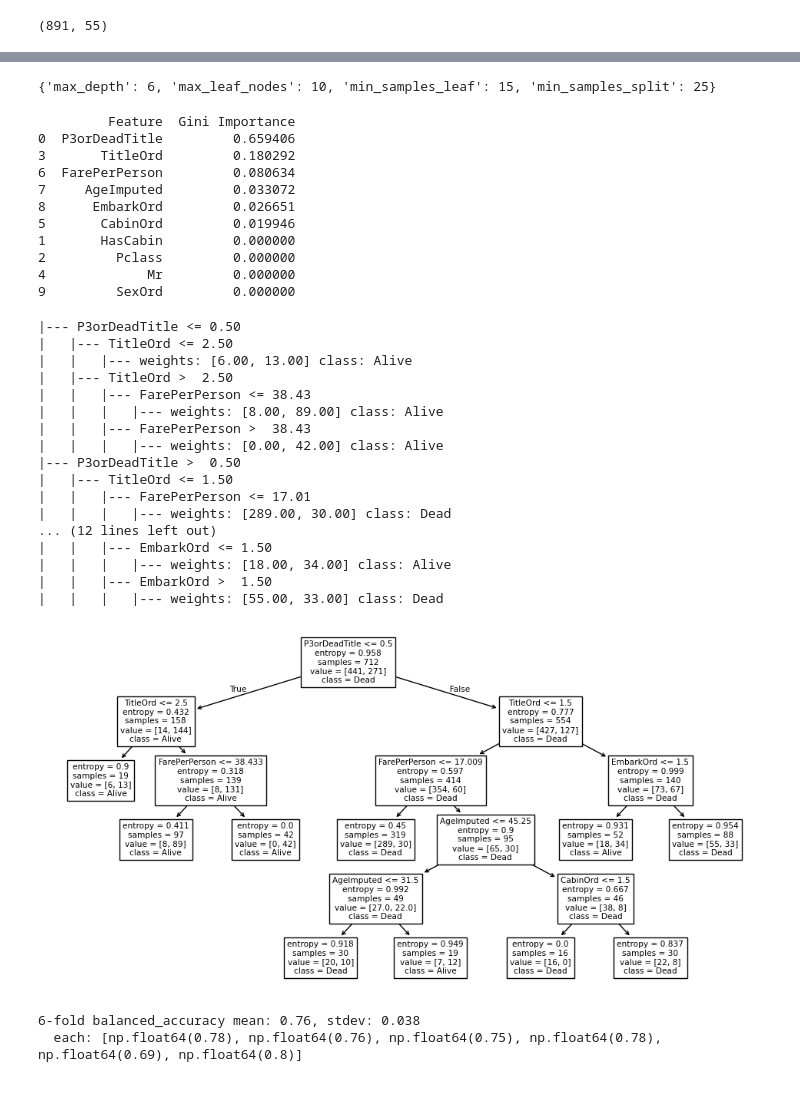
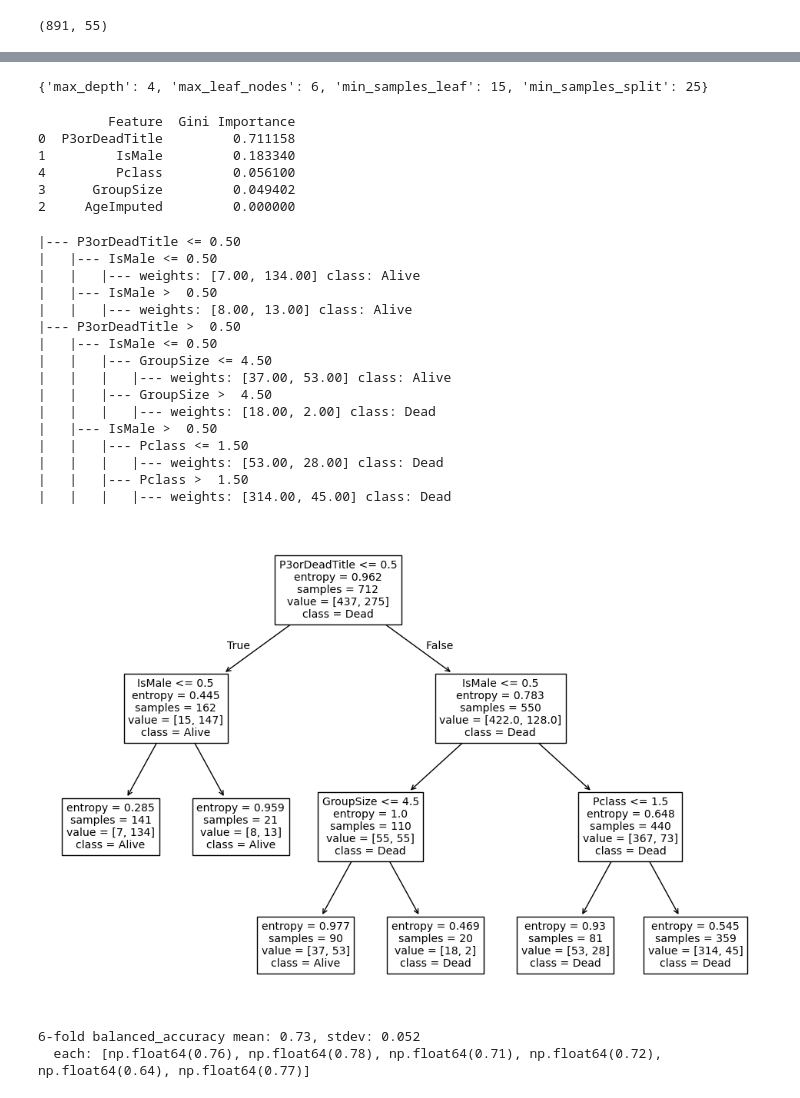
Before and after one commit to jmartenstein/titanic-ml, a Jupyter notebook: src/nb04_decisions.ipynb, the cells around one changed output, grey strips where cells are left out. Cells and saved outputs as stored; diff of their text form; code cells hidden in the pictures.

```diff
--- a/src/nb04_decisions.ipynb
+++ b/src/nb04_decisions.ipynb
@@ -23,8 +23,9 @@ print(df_.shape)
 (891, 55)
 # %%
 #x_colnames = [ "P3orDeadTitle", "HasCabin", "AgeImputed", "FarePerPerson", "Pclass", "CabinF" ]
-x_colnames = [ "P3orDeadTitle", "HasCabin", "Pclass", "TitleOrd", "Mr", "CabinOrd",
-               "FarePerPerson", "AgeImputed", "EmbarkOrd", "SexOrd" ]
+#x_colnames = [ "P3orDeadTitle", "HasCabin", "Pclass", "TitleOrd", "Mr", "CabinOrd",
+#               "FarePerPerson", "AgeImputed", "EmbarkOrd", "SexOrd" ]
+x_colnames = [ "P3orDeadTitle", "IsMale", "AgeImputed", "GroupSize", "Pclass" ]
 y_colname = [ "Survived" ]
 
 X = df_[ x_colnames ]
@@ -58,8 +54,8 @@ n_folds = 6
 s_scoring = "balanced_accuracy"
 
 param_dist = {
-    'max_leaf_nodes': [ 10 ],
-    'max_depth': [ 6 ],
+    'max_leaf_nodes': [ 6 ],
+    'max_depth': [ 4 ],
     'min_samples_split': [ 25 ],
     'min_samples_leaf': [ 15 ]
 }
@@ -83,7 +79,7 @@ model       = grid_search.best_estimator_
 print(best_params)
 print()
 # %% [output]
-{'max_depth': 6, 'max_leaf_nodes': 10, 'min_samples_leaf': 15, 'min_samples_split': 25}
+{'max_depth': 4, 'max_leaf_nodes': 6, 'min_samples_leaf': 15, 'min_samples_split': 25}
 # %%
 importances = model.feature_importances_
 feature_imp_df = pd.DataFrame(
@@ -92,42 +88,36 @@ feature_imp_df = pd.DataFrame(
 print(feature_imp_df)
 # %% [output]
          Feature  Gini Importance
-0  P3orDeadTitle         0.659406
-3       TitleOrd         0.180292
-6  FarePerPerson         0.080634
-7     AgeImputed         0.033072
-8      EmbarkOrd         0.026651
-5       CabinOrd         0.019946
-1       HasCabin         0.000000
-2         Pclass         0.000000
-4             Mr         0.000000
-9         SexOrd         0.000000
+0  P3orDeadTitle         0.711158
+1         IsMale         0.183340
+4         Pclass         0.056100
+3      GroupSize         0.049402
+2     AgeImputed         0.000000
 # %%
 print(tr.export_text(model, show_weights=True, feature_names=x_colnames, class_names=['Dead', 'Alive']))
 # %% [output]
 |--- P3orDeadTitle <= 0.50
-|   |--- TitleOrd <= 2.50
-|   |   |--- weights: [6.00, 13.00] class: Alive
-|   |--- TitleOrd >  2.50
-|   |   |--- FarePerPerson <= 38.43
-|   |   |   |--- weights: [8.00, 89.00] class: Alive
-|   |   |--- FarePerPerson >  38.43
-|   |   |   |--- weights: [0.00, 42.00] class: Alive
+|   |--- IsMale <= 0.50
+|   |   |--- weights: [7.00, 134.00] class: Alive
+|   |--- IsMale >  0.50
+|   |   |--- weights: [8.00, 13.00] class: Alive
 |--- P3orDeadTitle >  0.50
-|   |--- TitleOrd <= 1.50
-|   |   |--- FarePerPerson <= 17.01
-|   |   |   |--- weights: [289.00, 30.00] class: Dead
-... (12 lines left out)
-|   |   |--- EmbarkOrd <= 1.50
-|   |   |   |--- weights: [18.00, 34.00] class: Alive
-|   |   |--- EmbarkOrd >  1.50
-|   |   |   |--- weights: [55.00, 33.00] class: Dead
+|   |--- IsMale <= 0.50
+|   |   |--- GroupSize <= 4.50
+|   |   |   |--- weights: [37.00, 53.00] class: Alive
+|   |   |--- GroupSize >  4.50
+|   |   |   |--- weights: [18.00, 2.00] class: Dead
+|   |--- IsMale >  0.50
+|   |   |--- Pclass <= 1.50
+|   |   |   |--- weights: [53.00, 28.00] class: Dead
+|   |   |--- Pclass >  1.50
+|   |   |   |--- weights: [314.00, 45.00] class: Dead
 # %%
-plt.figure(figsize=(12, 6))
+plt.figure(figsize=(12, 8))
 tr.plot_tree(model, feature_names=x_colnames, class_names=['Dead', 'Alive'])
 plt.show()
 # %% [output]
-[figure, old version]
+[figure, new version]
 # %%
 l_raw_scores = mds.cross_val_score(model, X_test, y_test, scoring=s_scoring, cv=n_folds)
 l_scores = [ round(i, 2) for i in l_raw_scores ]
@@ -138,6 +128,6 @@ std_score = round(st.stdev(l_scores), 3)
 print(f"{n_folds}-fold {s_scoring} mean: {mean_score}, stdev: {std_score}")
 print(f"  each: {l_scores}")
 # %% [output]
-6-fold balanced_accuracy mean: 0.76, stdev: 0.038
-  each: [np.float64(0.78), np.float64(0.76), np.float64(0.75), np.float64(0.78), np.float64(0.69), np.float64(0.8)]
+6-fold balanced_accuracy mean: 0.73, stdev: 0.052
+  each: [np.float64(0.76), np.float64(0.78), np.float64(0.71), np.float64(0.72), np.float64(0.64), np.float64(0.77)]
 # %%
```
Also changed, not shown: parts of 4 cells of this notebook.
